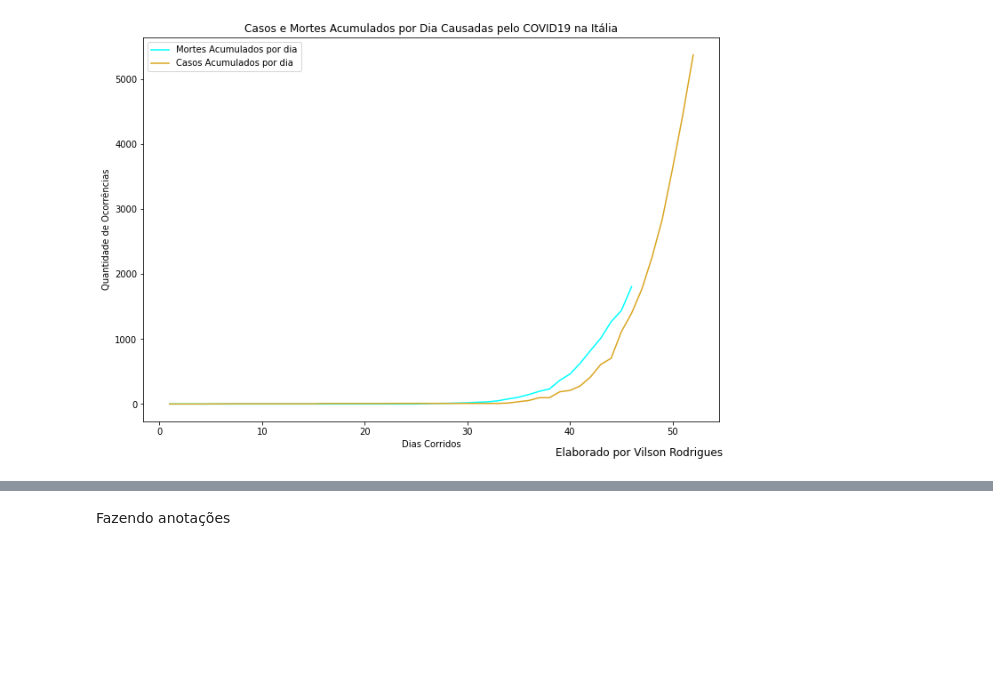
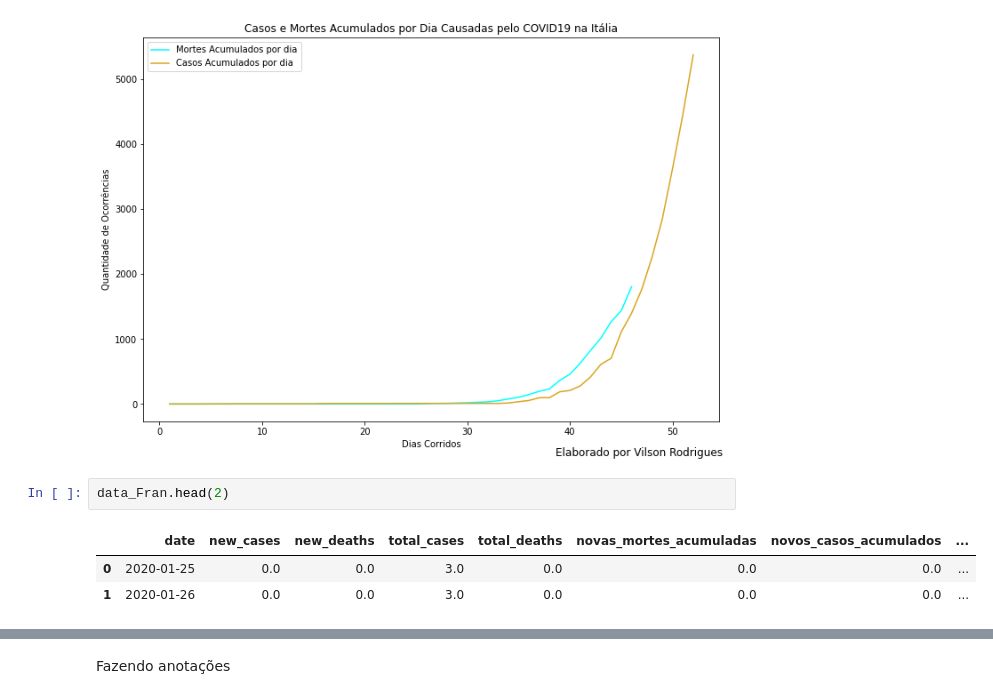
Before and after one commit to vilsonrodrigues/COVID19, a Jupyter notebook: COVID19.ipynb, the cells around one changed output, grey strips where cells are left out. Drawn from its saved outputs; the diff is of its cells as text; blank space fills up the shorter version.

```diff
--- a/COVID19.ipynb
+++ b/COVID19.ipynb
@@ -336,3 +338,9 @@ plt.show()
 #plt.savefig("figura2.jpg",dpi=500)
 # %% [output]
 [figure]
+# %%
+data_Fran.head(2)
+# %% [output]
+|  | date | new_cases | new_deaths | total_cases | total_deaths | novas_mortes_acumuladas | novos_casos_acumulados | ... |
+| 0 | 2020-01-25 | 0.0 | 0.0 | 3.0 | 0.0 | 0.0 | 0.0 | ... |
+| 1 | 2020-01-26 | 0.0 | 0.0 | 3.0 | 0.0 | 0.0 | 0.0 | ... |
```
Also changed, not shown: parts of 27 cells of this notebook.
